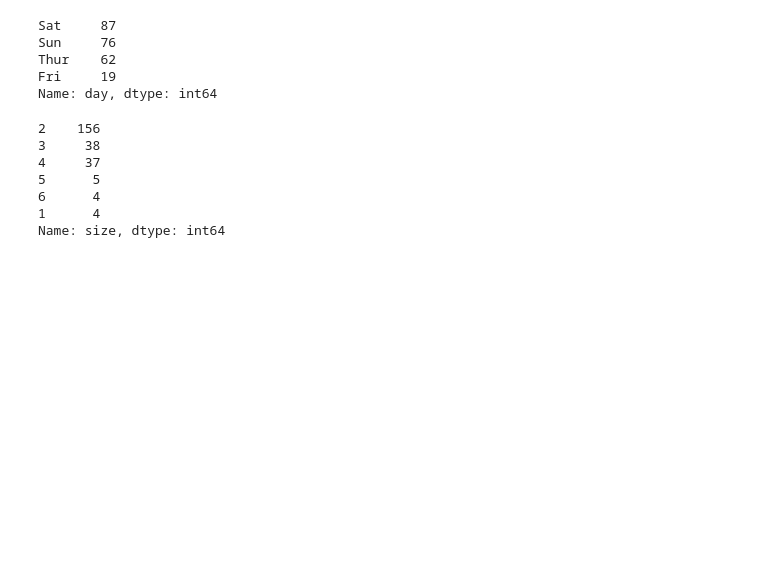
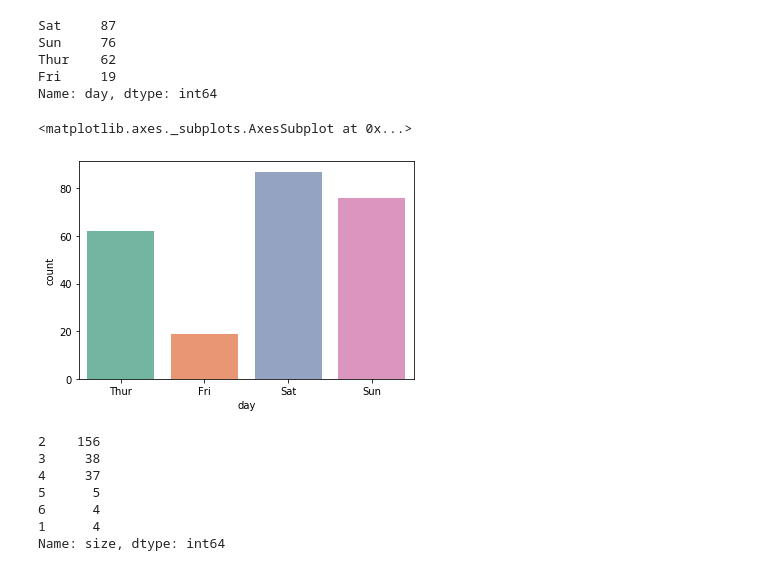
Before and after one commit to amacuga/fundamentals-assessment, a Jupyter notebook: Assessment.ipynb, the cells around one changed output. Drawn from its saved outputs; the diff is of its cells as text; code cells hidden in the pictures; blank space fills up the shorter version.

```diff
--- a/Assessment.ipynb
+++ b/Assessment.ipynb
@@ -88,6 +103,11 @@ Sun     76
 Thur    62
 Fri     19
 Name: day, dtype: int64
+# %%
+sns.countplot(tips.day, data = tips)
+# %% [output]
+<matplotlib.axes._subplots.AxesSubplot at 0x...>
+[figure, added]
 # %%
 # Returns the size of the party and number of parties.
 tips['size'].value_counts()
```
Also changed, not shown: parts of 5 cells of this notebook.
